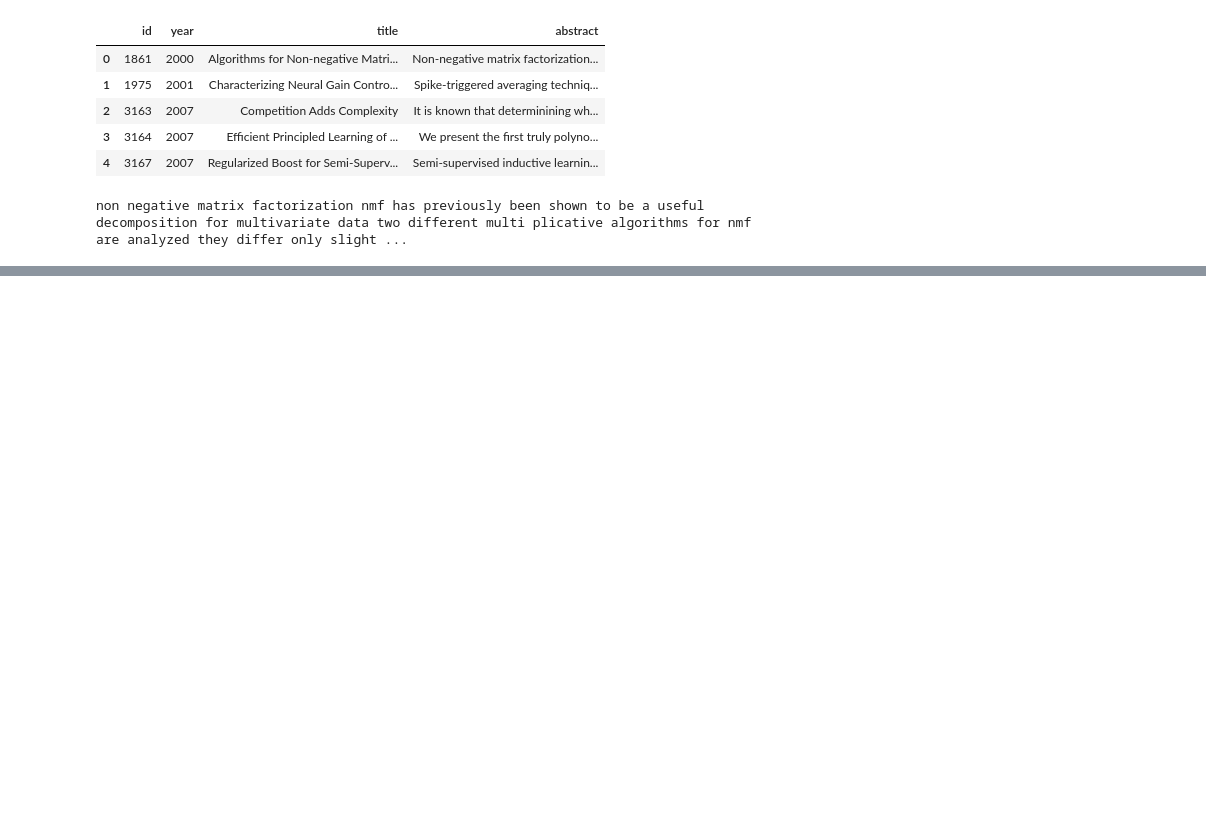
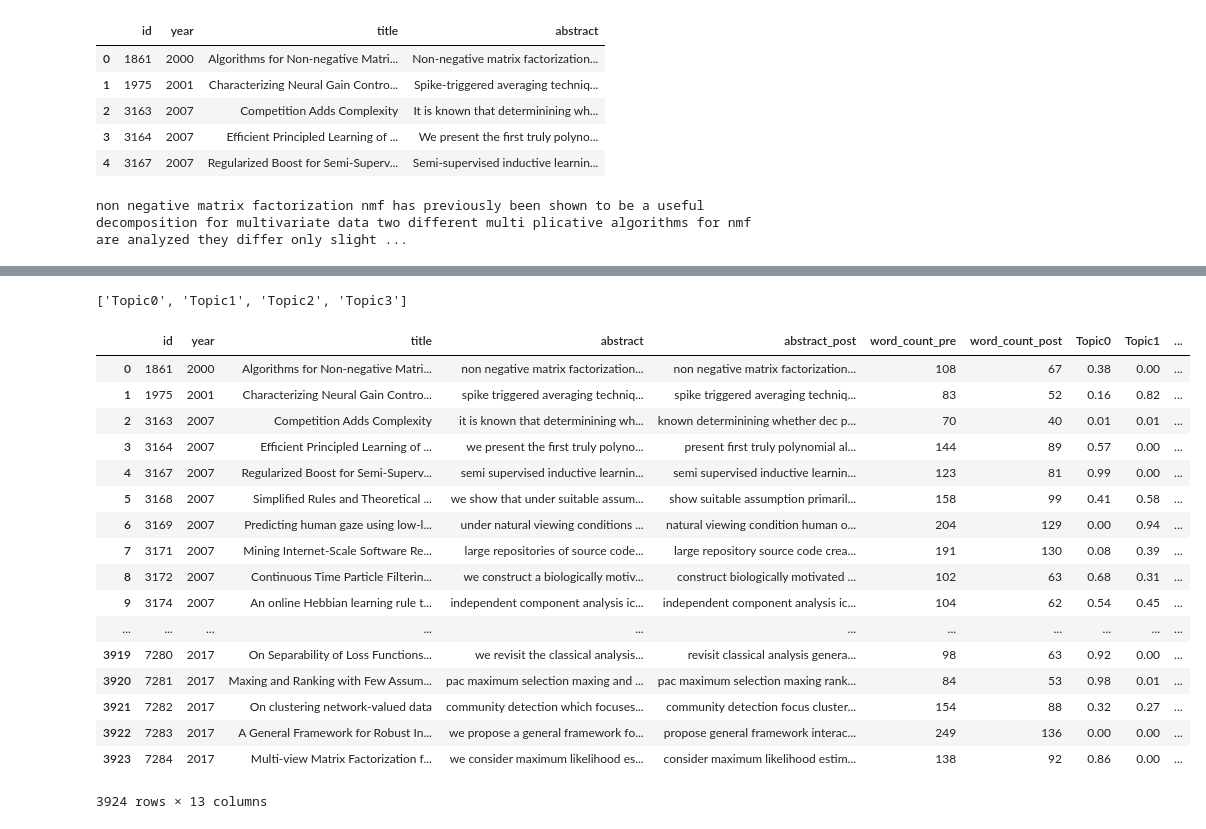
Before and after one commit to leapfrogtechnology/journal-recommendation, a Jupyter notebook: journal_reccomendation.ipynb, the cells around one changed output, grey strips where cells are left out. Cells and saved outputs as stored; diff of their text form; code cells hidden in the pictures; blank space fills up the shorter version.

```diff
--- a/journal_reccomendation.ipynb
+++ b/journal_reccomendation.ipynb
@@ -242,0 +286,9 @@ calculation(x=lda_df[columns])
+# %%
+def visualizing_topic_cluster(model,stop_len,feat_name):
+    topic={}
+    for index,topix in enumerate(model.components_):
+        topic[index]= [feat_name[i] for i in topix.argsort()[:-stop_len-1:-1]]
+
+    return topic
+# %%
+dict_topic=visualizing_topic_cluster(best_lda_model,stop_len=10,feat_name=tf_feat_name)
@@ -242,0 +307,8 @@ calculation(x=lda_df[columns])
+# %%
+columns=['Topic'+ i for i in list(map(str,list(dict_topic.keys())))]
+# %%
+lda_df = pd.concat(objs=[data_df,pd.DataFrame(lda_output,columns=columns).apply(lambda x : np.round(x,2)),pd.DataFrame([[np.argmax(x),dict_topic[np.argmax(x)]] for x in lda_output],columns=['Major_topic','keywords'])],axis=1)
+# %%
+columns
+# %% [output]
+['Topic0', 'Topic1', 'Topic2', 'Topic3']
@@ -242,0 +334,21 @@ calculation(x=lda_df[columns])
+# %%
+lda_df
+# %% [output]
+|  | id | year | title | abstract | abstract_post | word_count_pre | word_count_post | Topic0 | Topic1 | ... |
+| 0 | 1861 | 2000 | Algorithms for Non-negative Matri... | non negative matrix factorization... | non negative matrix factorization... | 108 | 67 | 0.38 | 0.00 | ... |
+| 1 | 1975 | 2001 | Characterizing Neural Gain Contro... | spike triggered averaging techniq... | spike triggered averaging techniq... | 83 | 52 | 0.16 | 0.82 | ... |
+| 2 | 3163 | 2007 | Competition Adds Complexity | it is known that determinining wh... | known determinining whether dec p... | 70 | 40 | 0.01 | 0.01 | ... |
+| 3 | 3164 | 2007 | Efficient Principled Learning of ... | we present the first truly polyno... | present first truly polynomial al... | 144 | 89 | 0.57 | 0.00 | ... |
+| 4 | 3167 | 2007 | Regularized Boost for Semi-Superv... | semi supervised inductive learnin... | semi supervised inductive learnin... | 123 | 81 | 0.99 | 0.00 | ... |
+| 5 | 3168 | 2007 | Simplified Rules and Theoretical ... | we show that under suitable assum... | show suitable assumption primaril... | 158 | 99 | 0.41 | 0.58 | ... |
+| 6 | 3169 | 2007 | Predicting human gaze using low-l... | under natural viewing conditions ... | natural viewing condition human o... | 204 | 129 | 0.00 | 0.94 | ... |
+| 7 | 3171 | 2007 | Mining Internet-Scale Software Re... | large repositories of source code... | large repository source code crea... | 191 | 130 | 0.08 | 0.39 | ... |
+| 8 | 3172 | 2007 | Continuous Time Particle Filterin... | we construct a biologically motiv... | construct biologically motivated ... | 102 | 63 | 0.68 | 0.31 | ... |
+| 9 | 3174 | 2007 | An online Hebbian learning rule t... | independent component analysis ic... | independent component analysis ic... | 104 | 62 | 0.54 | 0.45 | ... |
+| ... | ... | ... | ... | ... | ... | ... | ... | ... | ... | ... |
+| 3919 | 7280 | 2017 | On Separability of Loss Functions... | we revisit the classical analysis... | revisit classical analysis genera... | 98 | 63 | 0.92 | 0.00 | ... |
+| 3920 | 7281 | 2017 | Maxing and Ranking with Few Assum... | pac maximum selection maxing and ... | pac maximum selection maxing rank... | 84 | 53 | 0.98 | 0.01 | ... |
+| 3921 | 7282 | 2017 | On clustering network-valued data | community detection which focuses... | community detection focus cluster... | 154 | 88 | 0.32 | 0.27 | ... |
+| 3922 | 7283 | 2017 | A General Framework for Robust In... | we propose a general framework fo... | propose general framework interac... | 249 | 136 | 0.00 | 0.00 | ... |
+| 3923 | 7284 | 2017 | Multi-view Matrix Factorization f... | we consider maximum likelihood es... | consider maximum likelihood estim... | 138 | 92 | 0.86 | 0.00 | ... |
+3924 rows × 13 columns
```
Also changed, not shown: parts of 50 cells of this notebook.
